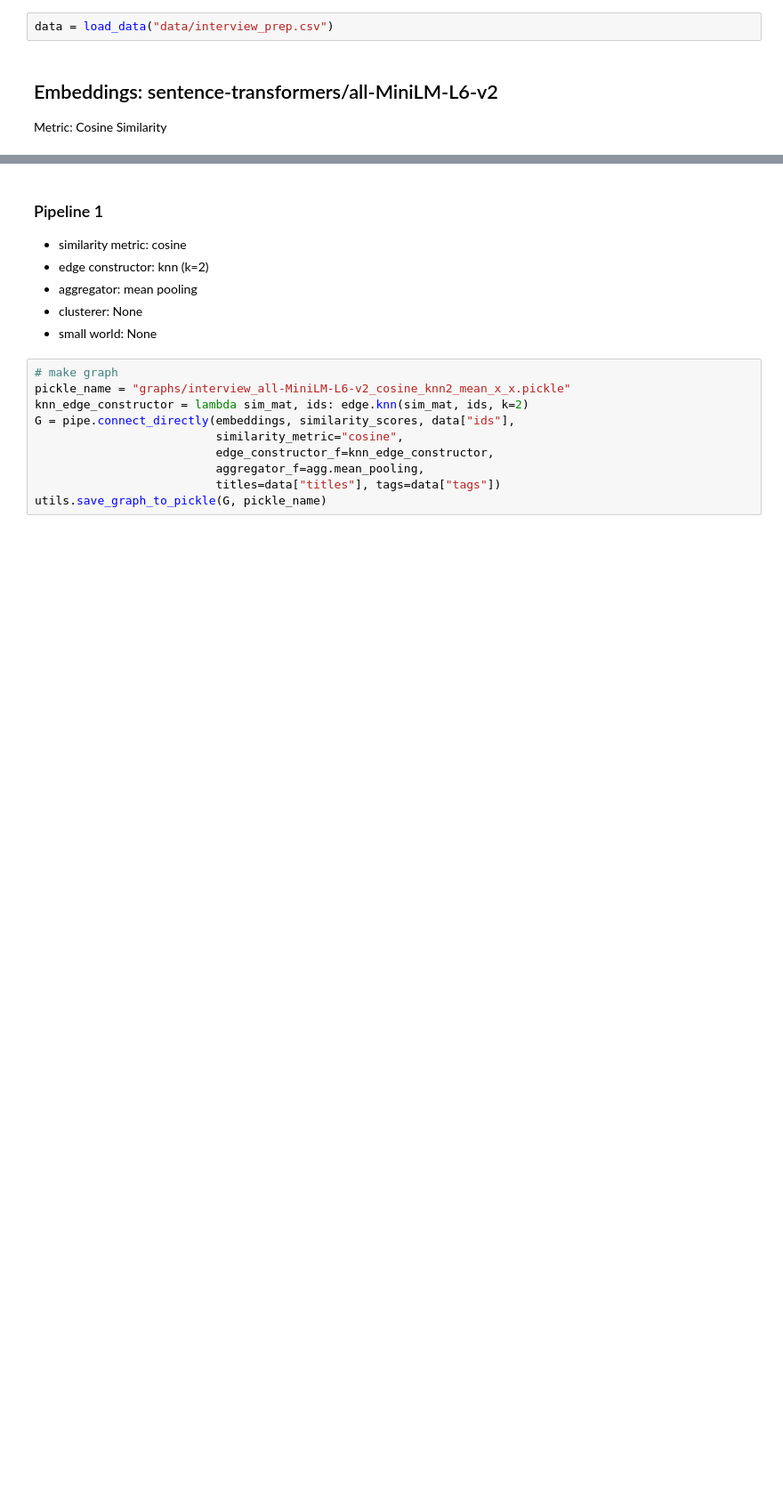
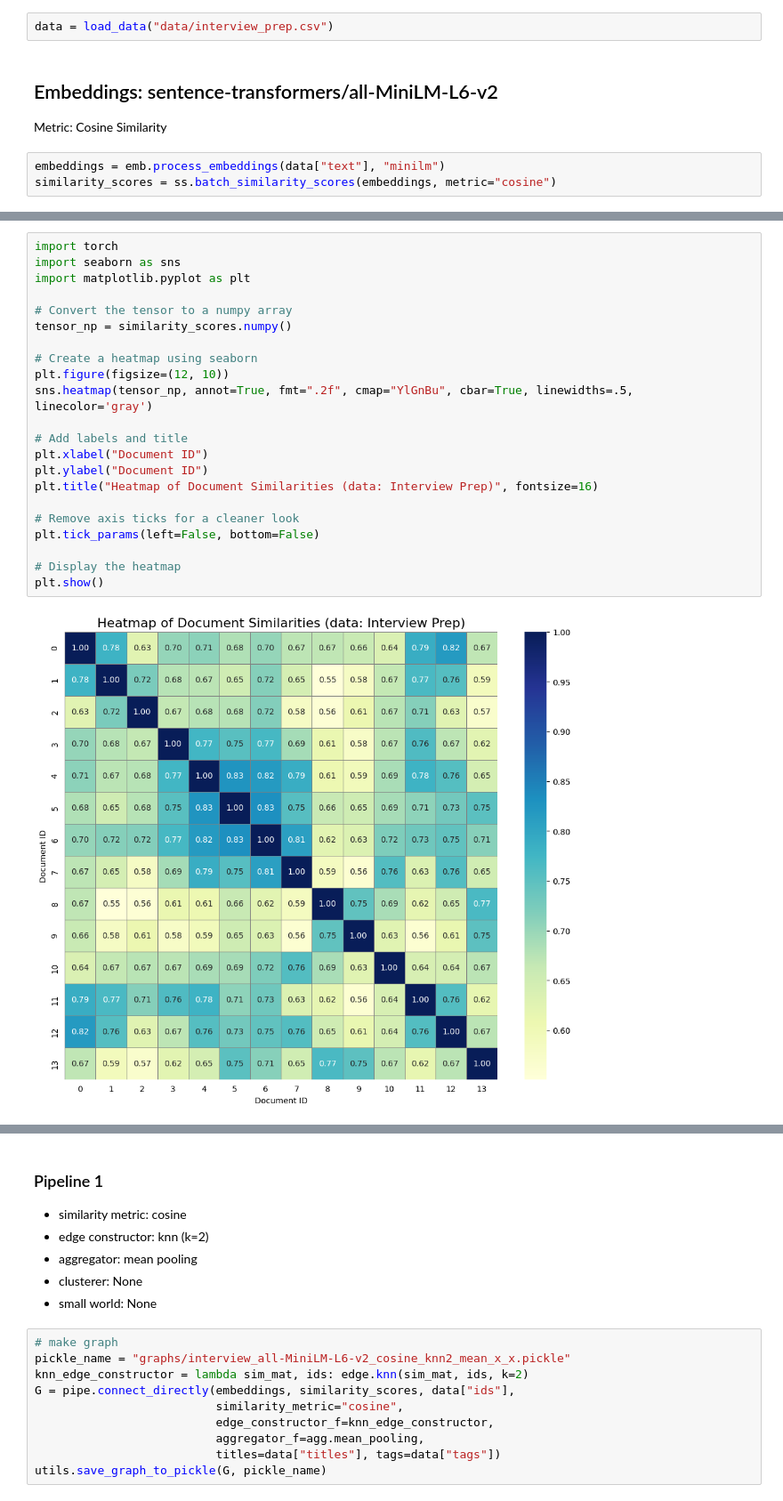
Before and after one commit to erikluu/LociNetBackup, a Jupyter notebook: run_graph_generation.ipynb, the cells around one changed output, grey strips where cells are left out. Shown at 89% size. Saved outputs shown, nothing was run; the diff lists cells and outputs as text; blank space fills up the shorter version.

```diff
--- a/run_graph_generation.ipynb
+++ b/run_graph_generation.ipynb
@@ -63,3 +67,6 @@ data = load_data("data/interview_prep.csv")
 # %% [markdown]
 ## Embeddings: sentence-transformers/all-MiniLM-L6-v2
 Metric: Cosine Similarity
+# %%
+embeddings = emb.process_embeddings(data["text"], "minilm")
+similarity_scores = ss.batch_similarity_scores(embeddings, metric="cosine")
@@ -66,2 +92,26 @@ Metric: Cosine Similarity
+# %%
+import torch
+import seaborn as sns
+import matplotlib.pyplot as plt
+
+# Convert the tensor to a numpy array
+tensor_np = similarity_scores.numpy()
+
+# Create a heatmap using seaborn
+plt.figure(figsize=(12, 10))
+sns.heatmap(tensor_np, annot=True, fmt=".2f", cmap="YlGnBu", cbar=True, linewidths=.5, linecolor='gray')
+
+# Add labels and title
+plt.xlabel("Document ID")
+plt.ylabel("Document ID")
+plt.title("Heatmap of Document Similarities (data: Interview Prep)", fontsize=16)
+
+# Remove axis ticks for a cleaner look
+plt.tick_params(left=False, bottom=False)
+
+# Display the heatmap
+plt.show()
+# %% [output]
+[figure, added]
 # %%
 model_id = 'sentence-transformers/all-MiniLM-L6-v2'
```
Also changed, not shown: parts of 11 cells of this notebook, 10 other files.
